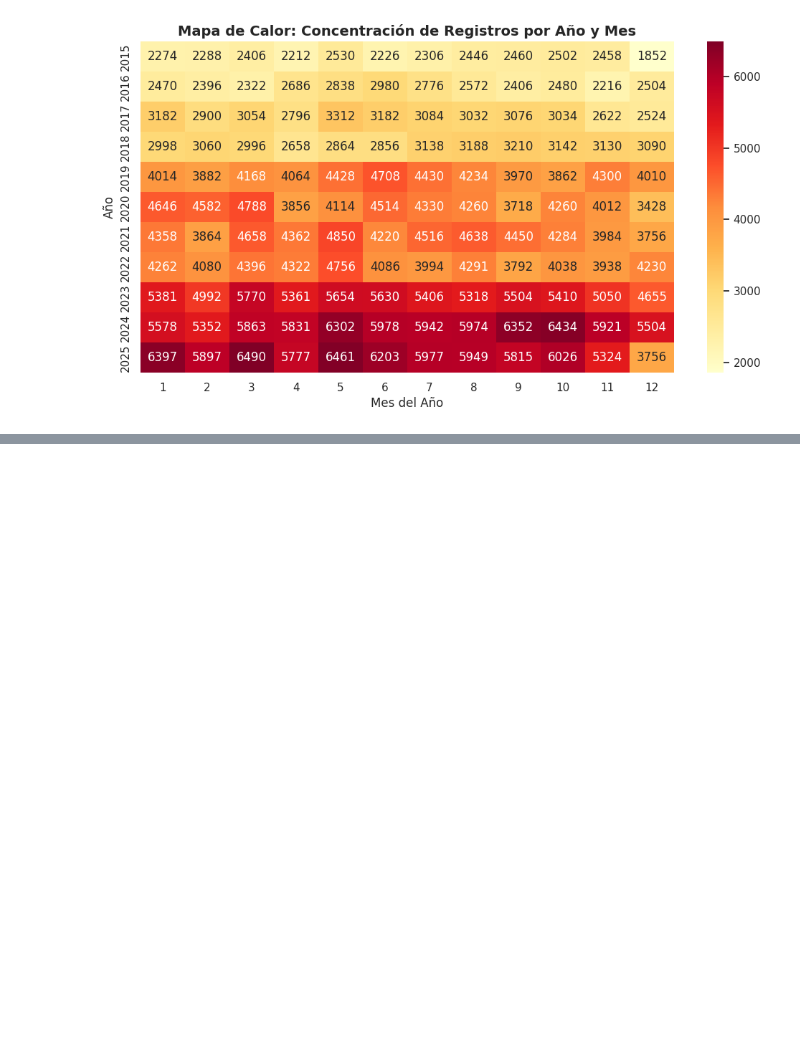
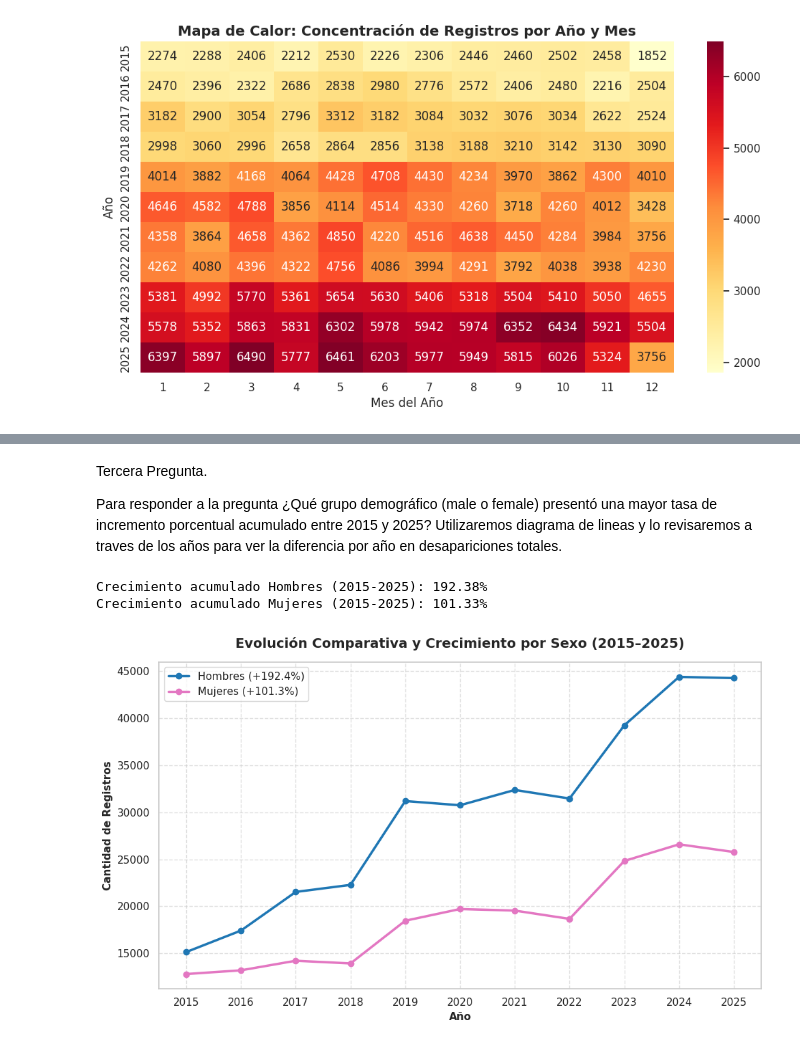
Before and after one commit to JuCaRiCo/202602-AnaliticaDescriptivaPredictiva, a Jupyter notebook: ProyectoFinal.ipynb, the cells around one changed output, grey strips where cells are left out. Saved outputs shown, nothing was run; the diff lists cells and outputs as text; code cells hidden in the pictures; blank space fills up the shorter version.

```diff
--- a/ProyectoFinal.ipynb
+++ b/ProyectoFinal.ipynb
@@ -234,0 +232,62 @@ De acuerdo con la distribucion mensual de registros (2015-2025) tenemos que:
+# %% [markdown]
+Tercera Pregunta.
+
+Para responder a la pregunta ¿Qué grupo demográfico (male o female) presentó una mayor tasa de incremento porcentual acumulado entre 2015 y 2025?  Utilizaremos diagrama de lineas y lo revisaremos a traves de los años para ver la diferencia por año en desapariciones totales.
+# %%
+# 1. Obtener valores iniciales (2015) y finales (2025)
+val_male_2015 = df_year.loc[df_year['year'] == 2015, 'male'].values[0]
+val_male_2025 = df_year.loc[df_year['year'] == 2025, 'male'].values[0]
+
+val_female_2015 = df_year.loc[df_year['year'] == 2015, 'female'].values[0]
+val_female_2025 = df_year.loc[df_year['year'] == 2025, 'female'].values[0]
+
+# 2. Calcular incremento porcentual acumulado (2015-2025)
+pct_male = ((val_male_2025 - val_male_2015) / val_male_2015) * 100
+pct_female = ((val_female_2025 - val_female_2015) / val_female_2015) * 100
+
+print(f'Crecimiento acumulado Hombres (2015-2025): {pct_male:.2f}%')
+print(f'Crecimiento acumulado Mujeres (2015-2025): {pct_female:.2f}%')
+
+
+sns.set_theme(style='whitegrid')
+
+plt.figure(figsize=(10, 6))
+
+# Gráfica para Hombres
+plt.plot(
+    df_year['year'],
+    df_year['male'],
+    marker='o',
+    linewidth=2.5,
+    color='#1f77b4',
+    label=f'Hombres (+{pct_male:.1f}%)',
+)
+
+# Gráfica para Mujeres
+plt.plot(
+    df_year['year'],
+    df_year['female'],
+    marker='o',
+    linewidth=2.5,
+    color='#e377c2',
+    label=f'Mujeres (+{pct_female:.1f}%)',
+)
+
+plt.title(
+    'Evolución Comparativa y Crecimiento por Sexo (2015–2025)',
+    fontsize=14,
+    fontweight='bold',
+    pad=15,
+)
+plt.xlabel('Año', fontsize=11, fontweight='bold')
+plt.ylabel('Cantidad de Registros', fontsize=11, fontweight='bold')
+plt.xticks(df_year['year'].unique())
+plt.grid(True, linestyle='--', alpha=0.6)
+plt.legend(fontsize=11, loc='upper left')
+
+plt.tight_layout()
+plt.show()
+# %% [output]
+Crecimiento acumulado Hombres (2015-2025): 192.38%
+Crecimiento acumulado Mujeres (2015-2025): 101.33%
+[figure, added]
```
Also changed, not shown: parts of 20 cells of this notebook.
